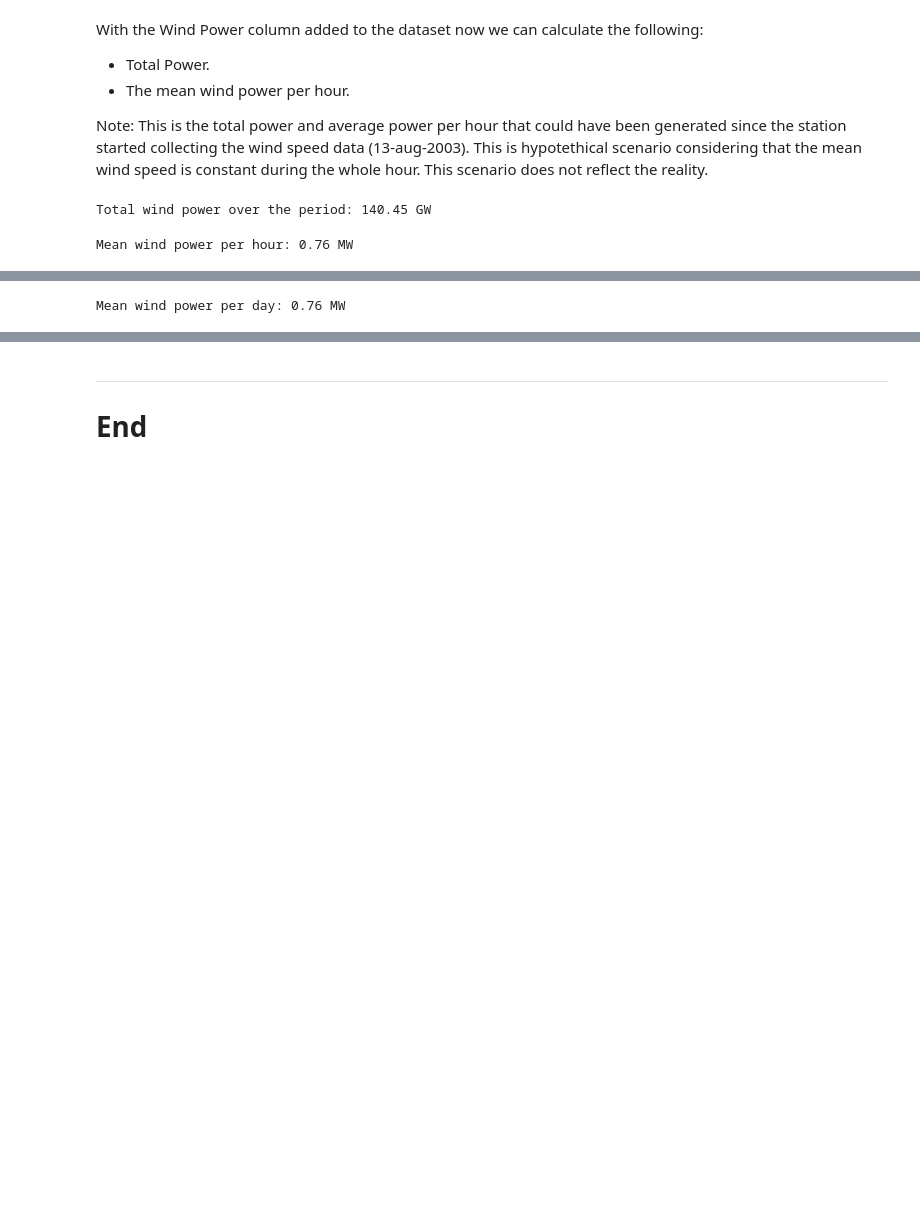
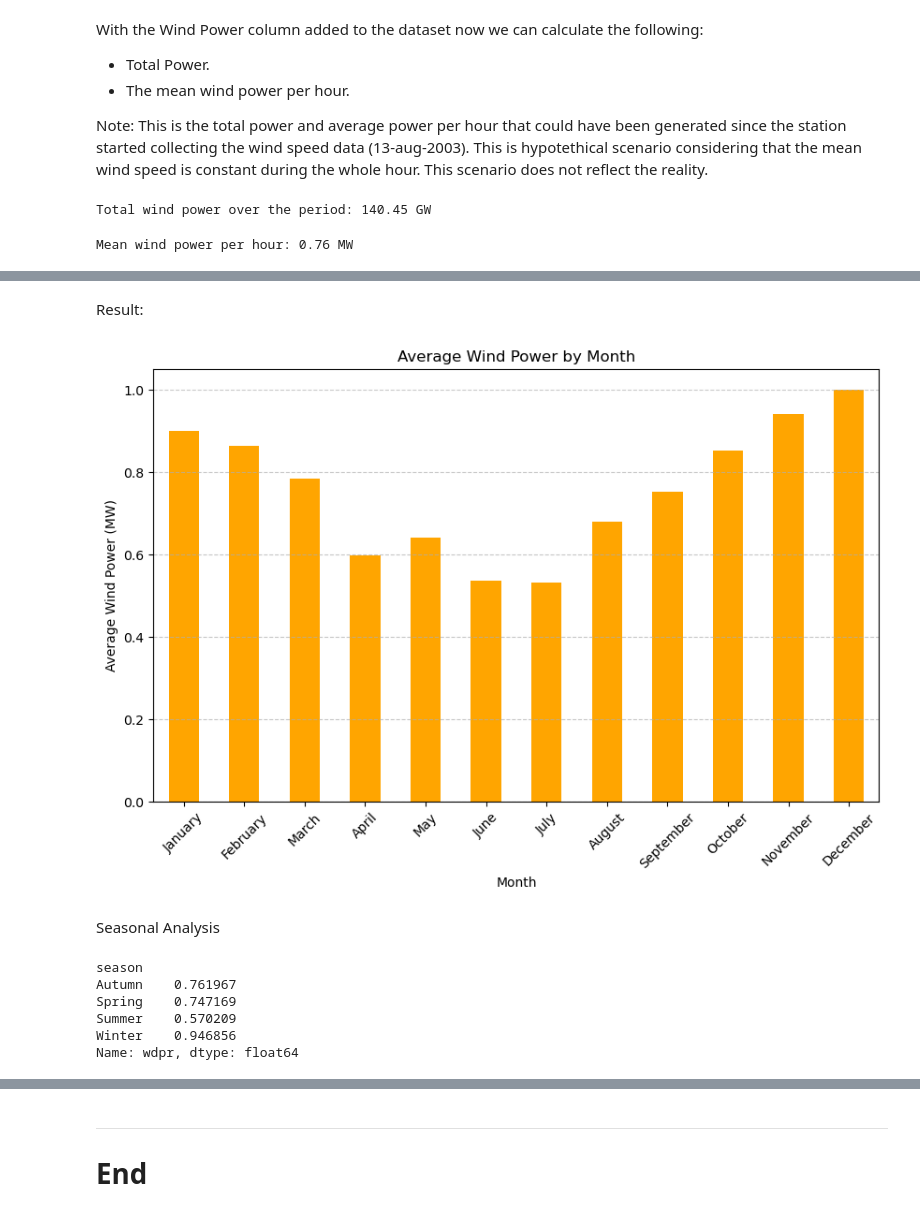
Before and after one commit to filipekojak88/PFDA, a Jupyter notebook: project/windspeed.ipynb, the cells around one changed output, grey strips where cells are left out. Drawn from its saved outputs; the diff is of its cells as text; code cells hidden in the pictures; blank space fills up the shorter version.

```diff
--- a/project/windspeed.ipynb
+++ b/project/windspeed.ipynb
@@ -349,11 +410,35 @@ Mean wind power per hour: 0.76 MW
+# %%
+# Calculate average wind power for each month
+monthly_power = df.groupby('month')['wdpr'].mean()
+
+# Convert to MW
+monthly_power_mw = monthly_power / 10**6
+# %% [markdown]
+Result:
+# %%
+plt.figure(figsize=(10, 6))
+monthly_power_mw.plot(kind='bar', color='orange')
+plt.title('Average Wind Power by Month')
+plt.xlabel('Month')
+plt.ylabel('Average Wind Power (MW)')
+plt.xticks(range(12), calendar.month_name[1:13], rotation=45)
+plt.grid(axis='y', linestyle='--', alpha=0.7)
+plt.show()
+# %% [output]
+[figure, added]
+# %% [markdown]
+Seasonal Analysis
 # %%
-# Calculate the mean power each day
-daily_mean_power = df.groupby(df['date'].dt.date)['wdpr'].mean()
+# Calculate average wind power for each season
+seasonal_power = df.groupby('season')['wdpr'].mean()
 
-# Convert Watts to MW for reporting
-daily_mean_power_mw = mean_power / 10**6
-
-# Print results
-print(f"Mean wind power per day: {daily_mean_power_mw:.2f} MW")
+# Convert to MW
+seasonal_power_mw = seasonal_power / 10**6
+print(seasonal_power_mw)
 # %% [output]
-Mean wind power per day: 0.76 MW
+season
+Autumn    0.761967
+Spring    0.747169
+Summer    0.570209
+Winter    0.946856
+Name: wdpr, dtype: float64
```
Also changed, not shown: parts of 11 cells of this notebook.
